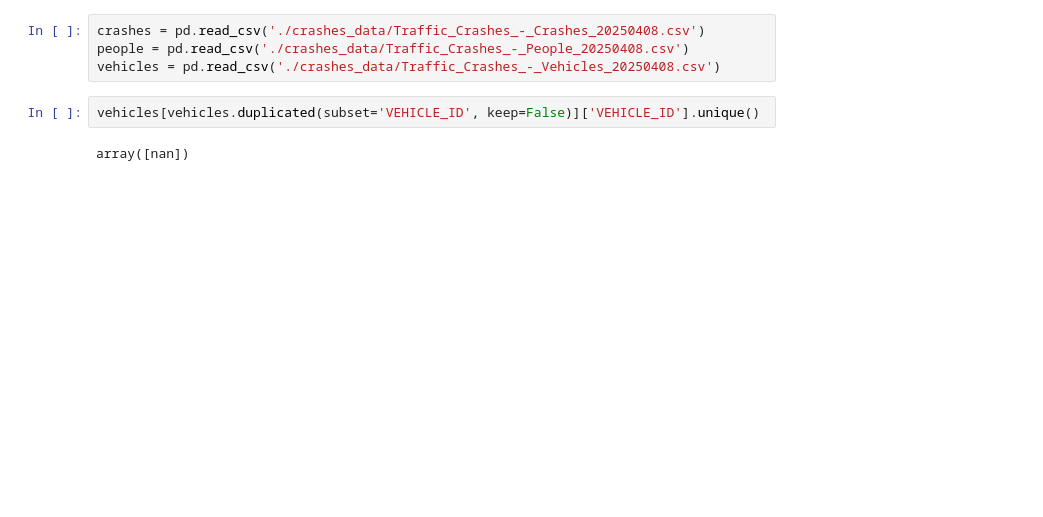
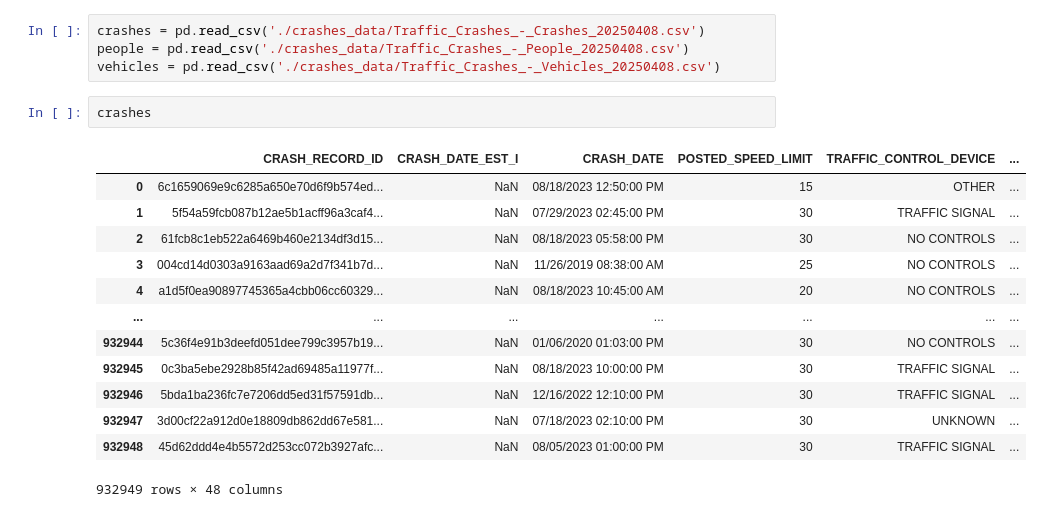
Before and after one commit to krukj/ChicagoCrashesETL, a Jupyter notebook: test.ipynb, the cells around one changed output. Saved outputs shown, nothing was run; the diff lists cells and outputs as text; blank space fills up the shorter version.

```diff
--- a/test.ipynb
+++ b/test.ipynb
@@ -39,6 +52,18 @@ crashes = pd.read_csv('./crashes_data/Traffic_Crashes_-_Crashes_20250408.csv')
 people = pd.read_csv('./crashes_data/Traffic_Crashes_-_People_20250408.csv')
 vehicles = pd.read_csv('./crashes_data/Traffic_Crashes_-_Vehicles_20250408.csv')
 # %%
-vehicles[vehicles.duplicated(subset='VEHICLE_ID', keep=False)]['VEHICLE_ID'].unique()
+crashes
 # %% [output]
+|  | CRASH_RECORD_ID | CRASH_DATE_EST_I | CRASH_DATE | POSTED_SPEED_LIMIT | TRAFFIC_CONTROL_DEVICE | ... |
+| 0 | 6c1659069e9c6285a650e70d6f9b574ed... | NaN | 08/18/2023 12:50:00 PM | 15 | OTHER | ... |
+| 1 | 5f54a59fcb087b12ae5b1acff96a3caf4... | NaN | 07/29/2023 02:45:00 PM | 30 | TRAFFIC SIGNAL | ... |
+| 2 | 61fcb8c1eb522a6469b460e2134df3d15... | NaN | 08/18/2023 05:58:00 PM | 30 | NO CONTROLS | ... |
+| 3 | 004cd14d0303a9163aad69a2d7f341b7d... | NaN | 11/26/2019 08:38:00 AM | 25 | NO CONTROLS | ... |
+| 4 | a1d5f0ea90897745365a4cbb06cc60329... | NaN | 08/18/2023 10:45:00 AM | 20 | NO CONTROLS | ... |
+| ... | ... | ... | ... | ... | ... | ... |
+| 932944 | 5c36f4e91b3deefd051dee799c3957b19... | NaN | 01/06/2020 01:03:00 PM | 30 | NO CONTROLS | ... |
+| 932945 | 0c3ba5ebe2928b85f42ad69485a11977f... | NaN | 08/18/2023 10:00:00 PM | 30 | TRAFFIC SIGNAL | ... |
+| 932946 | 5bda1ba236fc7e7206dd5ed31f57591db... | NaN | 12/16/2022 12:10:00 PM | 30 | TRAFFIC SIGNAL | ... |
+| 932947 | 3d00cf22a912d0e18809db862dd67e581... | NaN | 07/18/2023 02:10:00 PM | 30 | UNKNOWN | ... |
+| 932948 | 45d62ddd4e4b5572d253cc072b3927afc... | NaN | 08/05/2023 01:00:00 PM | 30 | TRAFFIC SIGNAL | ... |
-array([nan])
+932949 rows × 48 columns
```
Also changed, not shown: parts of 14 cells of this notebook, 7 other files.
